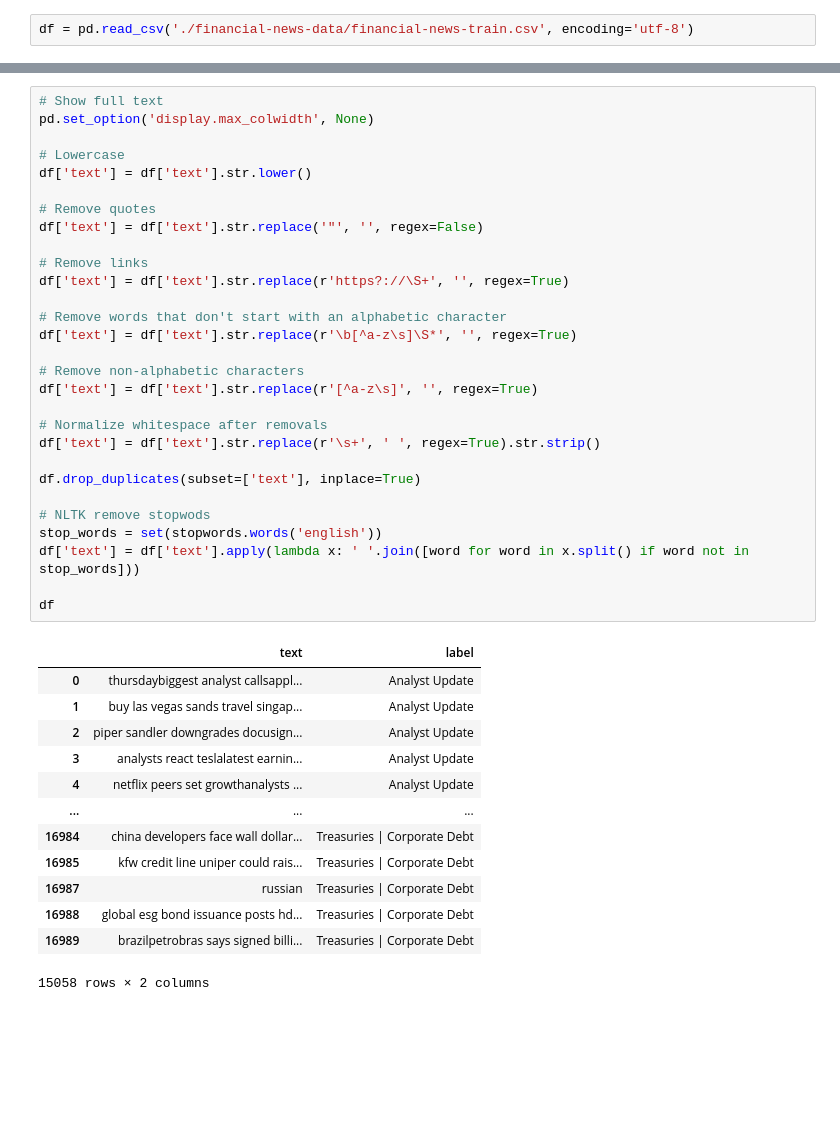
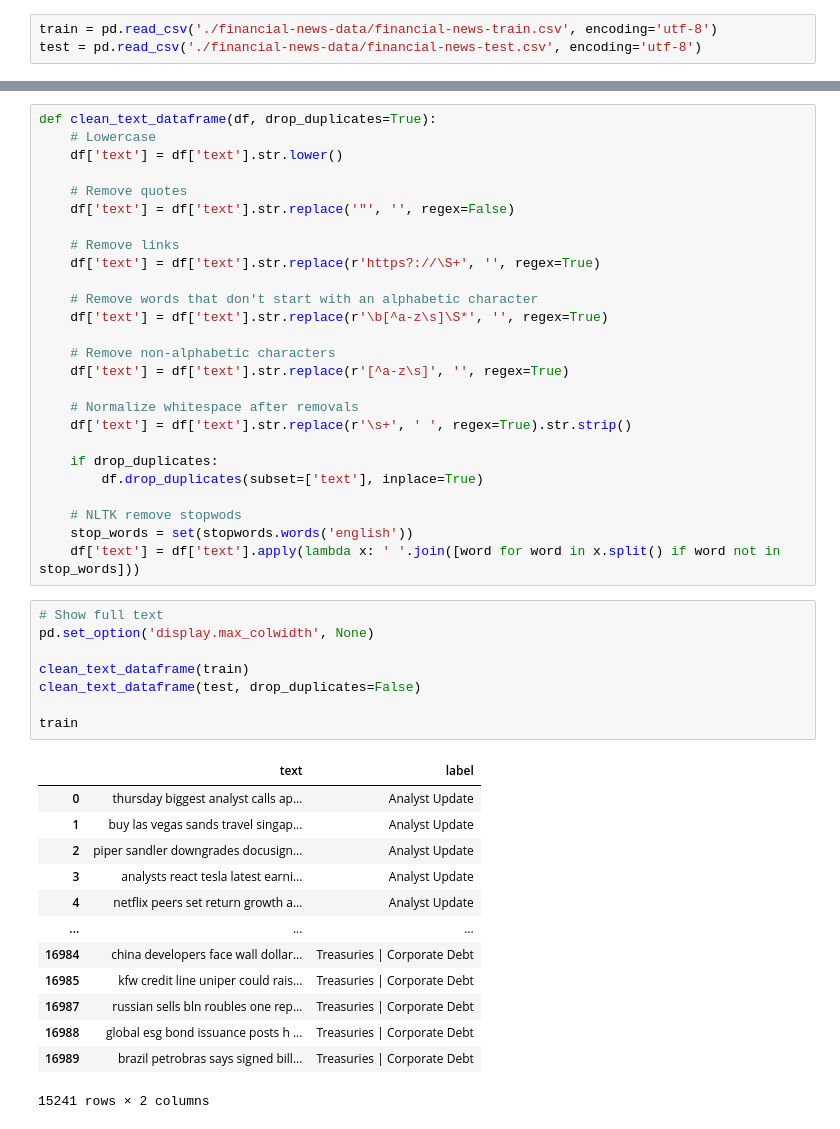
Before and after one commit to Coded5/NLPClass, a Jupyter notebook: PA1 Text classification/logistic_regression.ipynb, the cells around one changed output, grey strips where cells are left out. Cells and saved outputs as stored; diff of their text form; blank space fills up the shorter version.

```diff
--- a/PA1 Text classification/logistic_regression.ipynb
+++ b/PA1 Text classification/logistic_regression.ipynb
@@ -9,2 +22,3 @@ import nltk
 # %%
-df = pd.read_csv('./financial-news-data/financial-news-train.csv', encoding='utf-8')
+train = pd.read_csv('./financial-news-data/financial-news-train.csv', encoding='utf-8')
+test = pd.read_csv('./financial-news-data/financial-news-test.csv', encoding='utf-8')
@@ -62,44 +25,49 @@ True
+# %%
+def clean_text_dataframe(df, drop_duplicates=True):
+    # Lowercase
+    df['text'] = df['text'].str.lower()
+
+    # Remove quotes
+    df['text'] = df['text'].str.replace('"', '', regex=False)
+
+    # Remove links
+    df['text'] = df['text'].str.replace(r'https?://\S+', '', regex=True)
+
+    # Remove words that don't start with an alphabetic character
+    df['text'] = df['text'].str.replace(r'\b[^a-z\s]\S*', '', regex=True)
+
+    # Remove non-alphabetic characters
+    df['text'] = df['text'].str.replace(r'[^a-z\s]', '', regex=True)
+
+    # Normalize whitespace after removals
+    df['text'] = df['text'].str.replace(r'\s+', ' ', regex=True).str.strip()
+
+    if drop_duplicates:
+        df.drop_duplicates(subset=['text'], inplace=True)
+
+    # NLTK remove stopwods
+    stop_words = set(stopwords.words('english'))
+    df['text'] = df['text'].apply(lambda x: ' '.join([word for word in x.split() if word not in stop_words]))
 # %%
 # Show full text
 pd.set_option('display.max_colwidth', None)
 
-# Lowercase
-df['text'] = df['text'].str.lower()
+clean_text_dataframe(train)
+clean_text_dataframe(test, drop_duplicates=False)
 
-# Remove quotes
-df['text'] = df['text'].str.replace('"', '', regex=False)
-
-# Remove links
-df['text'] = df['text'].str.replace(r'https?://\S+', '', regex=True)
-
-# Remove words that don't start with an alphabetic character
-df['text'] = df['text'].str.replace(r'\b[^a-z\s]\S*', '', regex=True)
-
-# Remove non-alphabetic characters
-df['text'] = df['text'].str.replace(r'[^a-z\s]', '', regex=True)
-
-# Normalize whitespace after removals
-df['text'] = df['text'].str.replace(r'\s+', ' ', regex=True).str.strip()
-
-df.drop_duplicates(subset=['text'], inplace=True)
-
-# NLTK remove stopwods
-stop_words = set(stopwords.words('english'))
-df['text'] = df['text'].apply(lambda x: ' '.join([word for word in x.split() if word not in stop_words]))
-
-df
+train
 # %% [output]
 |  | text | label |
-| 0 | thursdaybiggest analyst callsappl... | Analyst Update |
+| 0 | thursday biggest analyst calls ap... | Analyst Update |
 | 1 | buy las vegas sands travel singap... | Analyst Update |
 | 2 | piper sandler downgrades docusign... | Analyst Update |
-| 3 | analysts react teslalatest earnin... | Analyst Update |
-| 4 | netflix peers set growthanalysts ... | Analyst Update |
+| 3 | analysts react tesla latest earni... | Analyst Update |
+| 4 | netflix peers set return growth a... | Analyst Update |
 | ... | ... | ... |
 | 16984 | china developers face wall dollar... | Treasuries | Corporate Debt |
 | 16985 | kfw credit line uniper could rais... | Treasuries | Corporate Debt |
-| 16987 | russian | Treasuries | Corporate Debt |
-| 16988 | global esg bond issuance posts hd... | Treasuries | Corporate Debt |
-| 16989 | brazilpetrobras says signed billi... | Treasuries | Corporate Debt |
+| 16987 | russian sells bln roubles one rep... | Treasuries | Corporate Debt |
+| 16988 | global esg bond issuance posts h ... | Treasuries | Corporate Debt |
+| 16989 | brazil petrobras says signed bill... | Treasuries | Corporate Debt |
-15058 rows × 2 columns
+15241 rows × 2 columns
 # %%
```
Also changed, not shown: parts of 15 cells of this notebook, 1 other file.
